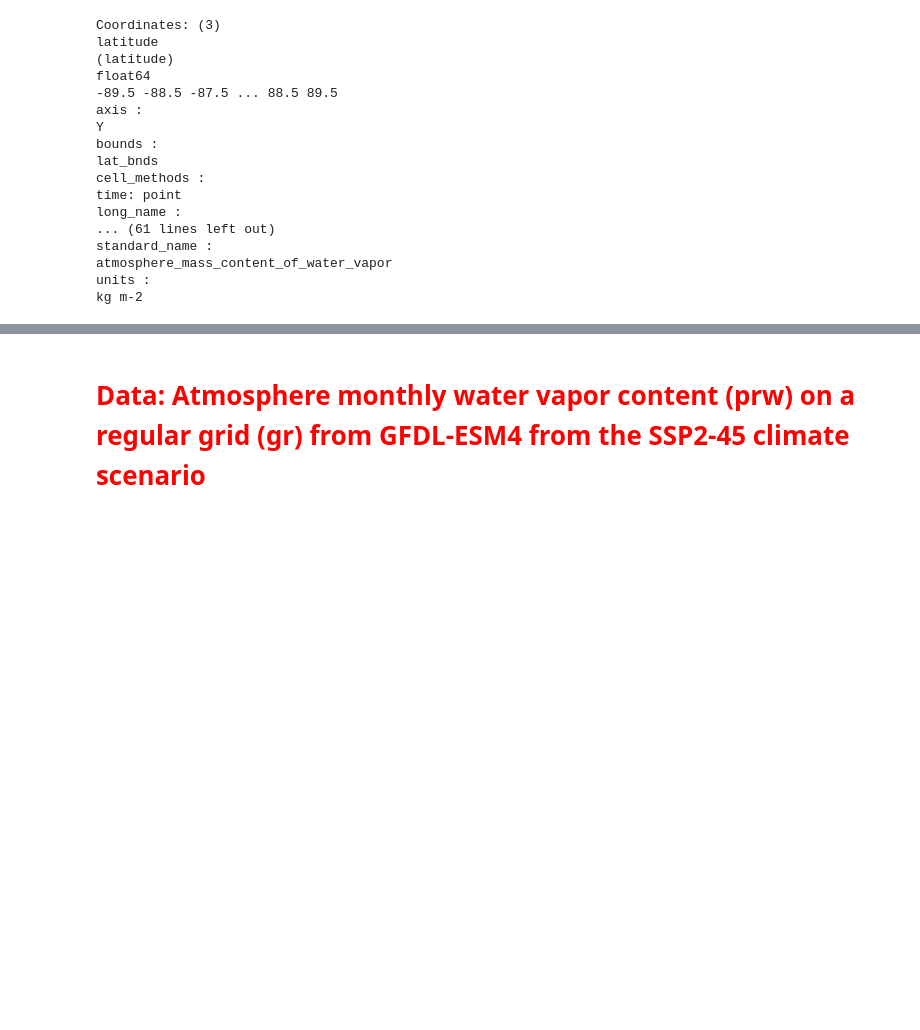
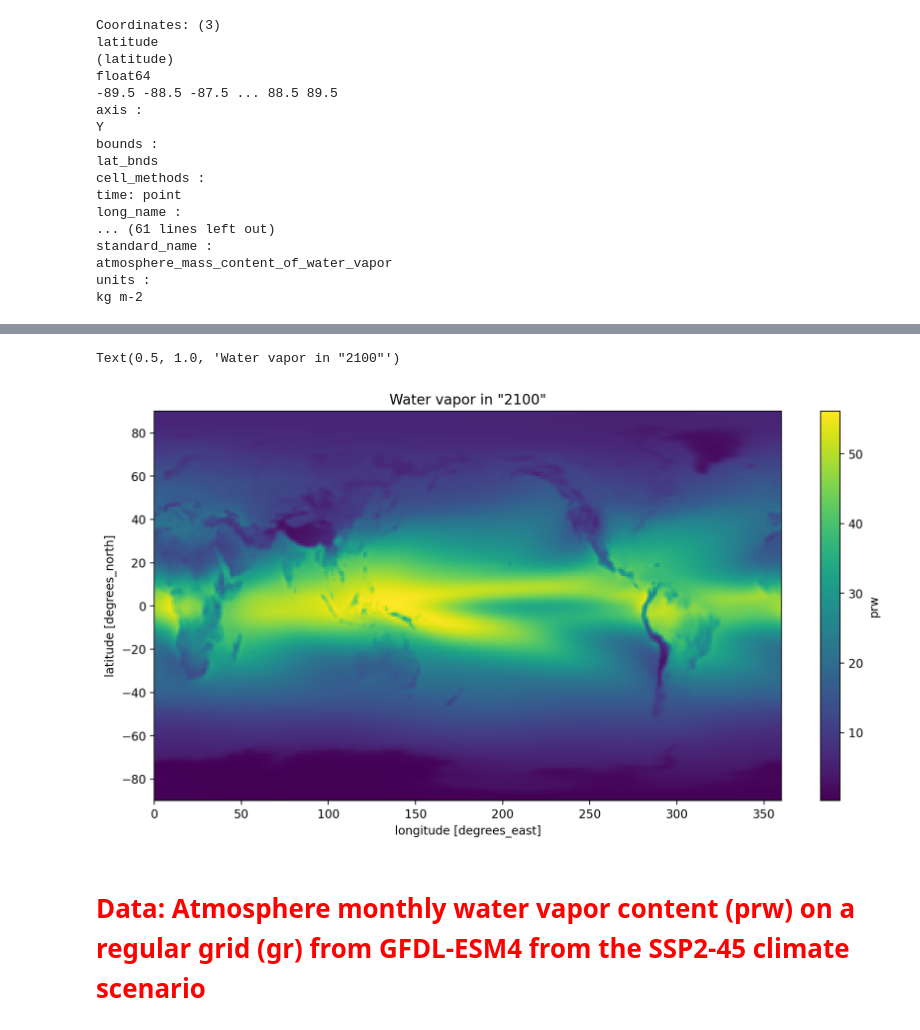
Before and after one commit to EES-3506-5506/Final_Vo, a Jupyter notebook: Untitled.ipynb, the cells around one changed output, grey strips where cells are left out. Drawn from its saved outputs; the diff is of its cells as text; code cells hidden in the pictures; blank space fills up the shorter version.

```diff
--- a/Untitled.ipynb
+++ b/Untitled.ipynb
@@ -91,3 +146,9 @@ kg m-2
+# %%
+gfdl_esm4_prw126.sel(time=slice('2100-12-16')).mean(dim='time').plot()
+plt.title('Water vapor in "2100"')
+# %% [output]
+Text(0.5, 1.0, 'Water vapor in "2100"')
+[figure, added]
 # %% [markdown]
 # <span style="color:red"> Data: Atmosphere monthly water vapor content (prw) on a regular grid (gr) from GFDL-ESM4 from the SSP2-45 climate scenario
 # %%
```
Also changed, not shown: parts of 14 cells of this notebook.
